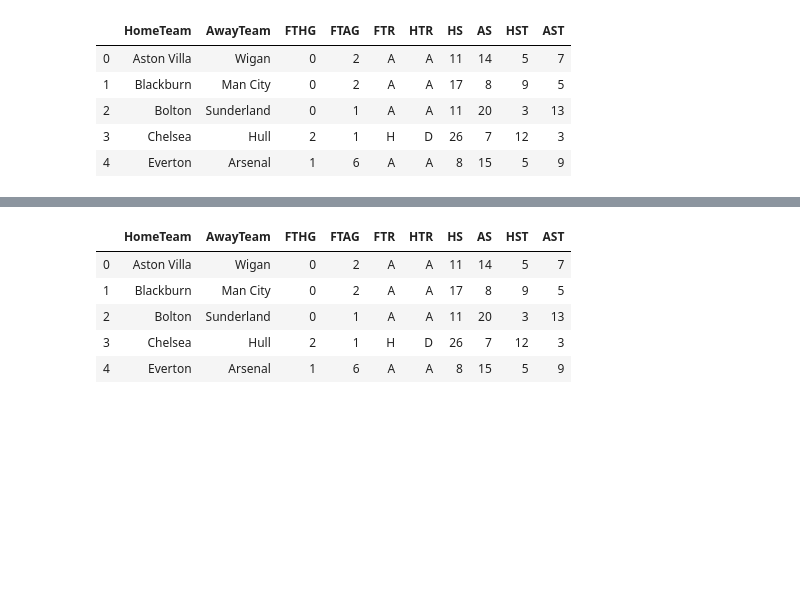
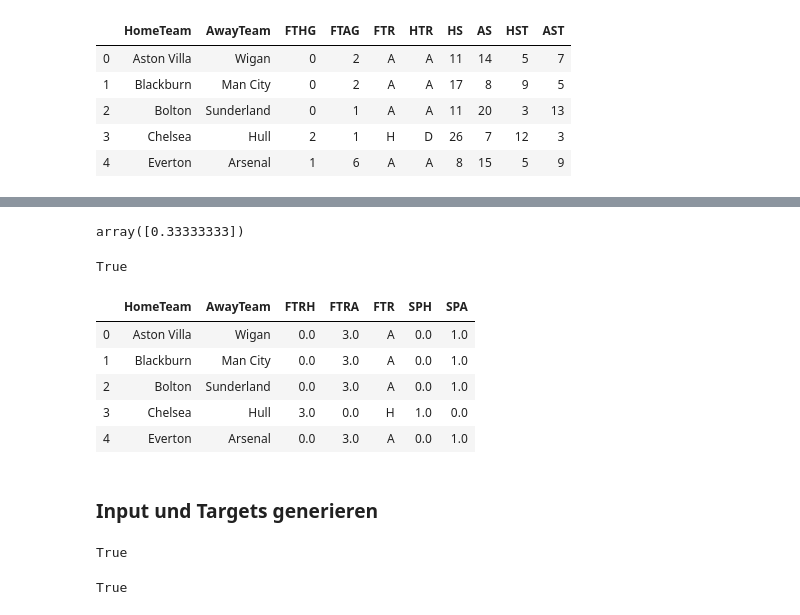
Before and after one commit to FabianMoeller/KI_Sportanalytics, a Jupyter notebook: LSTM.ipynb, the cells around one changed output, grey strips where cells are left out. Cells and saved outputs as stored; diff of their text form; code cells hidden in the pictures; blank space fills up the shorter version.

```diff
--- a/LSTM.ipynb
+++ b/LSTM.ipynb
@@ -62,0 +66,6 @@ See the caveats in the documentation: http://pandas.pydata.org/pandas-docs/stabl
+# %%
+# Dimensionalität richten
+homeP= np.resize(homeP,(homeP.size, 1))
+awayP = np.resize(awayP,(awayP.size,1))
+print(homeP.shape)
+print(awayP.shape)
@@ -62,0 +77,12 @@ See the caveats in the documentation: http://pandas.pydata.org/pandas-docs/stabl
+# %%
+min_max_scaler = preprocessing.MinMaxScaler()
+homeP_scaled = min_max_scaler.fit_transform(homeP)
+# %%
+min_max_scaler = preprocessing.MinMaxScaler()
+awayP_scaled = min_max_scaler.fit_transform(awayP)
+# %%
+df_scale_homeP = pd.DataFrame(homeP_scaled)
+df_scale_awayP = pd.DataFrame(awayP_scaled)
+new_df['SPH'] = df_scale_homeP
+new_df['SPA'] = df_scale_awayP
+new_df.head()
@@ -63,9 +96,19 @@ See the caveats in the documentation: http://pandas.pydata.org/pandas-docs/stabl
+# %%
+min_max_scaler.scale_
+# %% [output]
+array([0.33333333])
+# %%
+new_df['SPH'][0]/min_max_scaler.scale_[0] == new_df['FTRH'][0]
+# %% [output]
+True
 # %%
-rawdat.head()
+new_df.head()
 # %% [output]
-|  | HomeTeam | AwayTeam | FTHG | FTAG | FTR | HTR | HS | AS | HST | AST |
-| 0 | Aston Villa | Wigan | 0 | 2 | A | A | 11 | 14 | 5 | 7 |
-| 1 | Blackburn | Man City | 0 | 2 | A | A | 17 | 8 | 9 | 5 |
-| 2 | Bolton | Sunderland | 0 | 1 | A | A | 11 | 20 | 3 | 13 |
-| 3 | Chelsea | Hull | 2 | 1 | H | D | 26 | 7 | 12 | 3 |
-| 4 | Everton | Arsenal | 1 | 6 | A | A | 8 | 15 | 5 | 9 |
+|  | HomeTeam | AwayTeam | FTRH | FTRA | FTR | SPH | SPA |
+| 0 | Aston Villa | Wigan | 0.0 | 3.0 | A | 0.0 | 1.0 |
+| 1 | Blackburn | Man City | 0.0 | 3.0 | A | 0.0 | 1.0 |
+| 2 | Bolton | Sunderland | 0.0 | 3.0 | A | 0.0 | 1.0 |
+| 3 | Chelsea | Hull | 3.0 | 0.0 | H | 1.0 | 0.0 |
+| 4 | Everton | Arsenal | 0.0 | 3.0 | A | 0.0 | 1.0 |
+# %% [markdown]
+### Input und Targets generieren
@@ -71,0 +139,4 @@ rawdat.head()
+# %%
+len(input) == len(target)
+# %% [output]
+True
@@ -71,0 +154,4 @@ rawdat.head()
+# %%
+len(input) == len(target_vector)
+# %% [output]
+True
```
Also changed, not shown: parts of 41 cells of this notebook.
